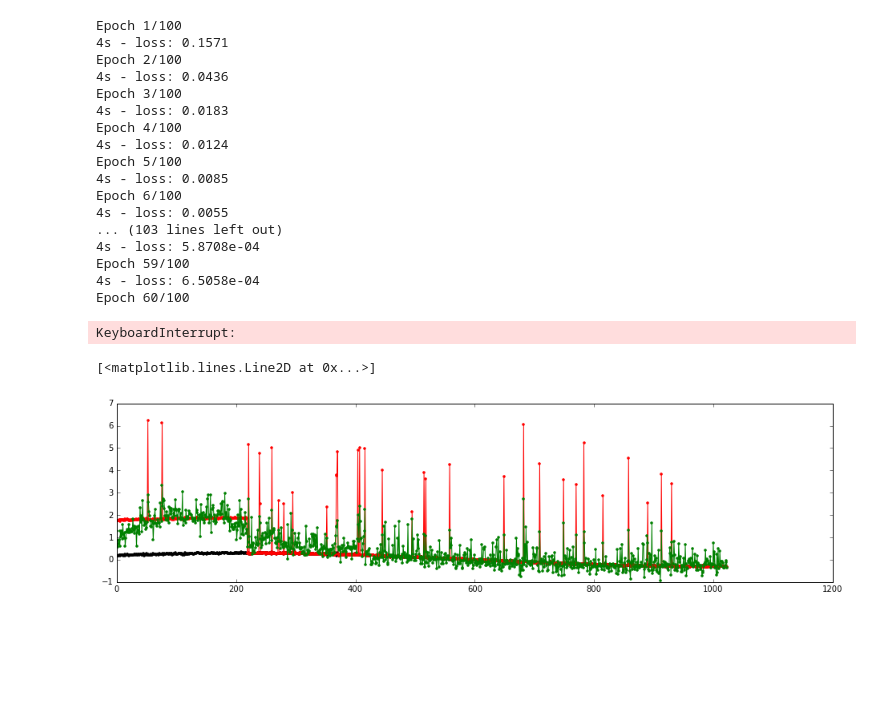
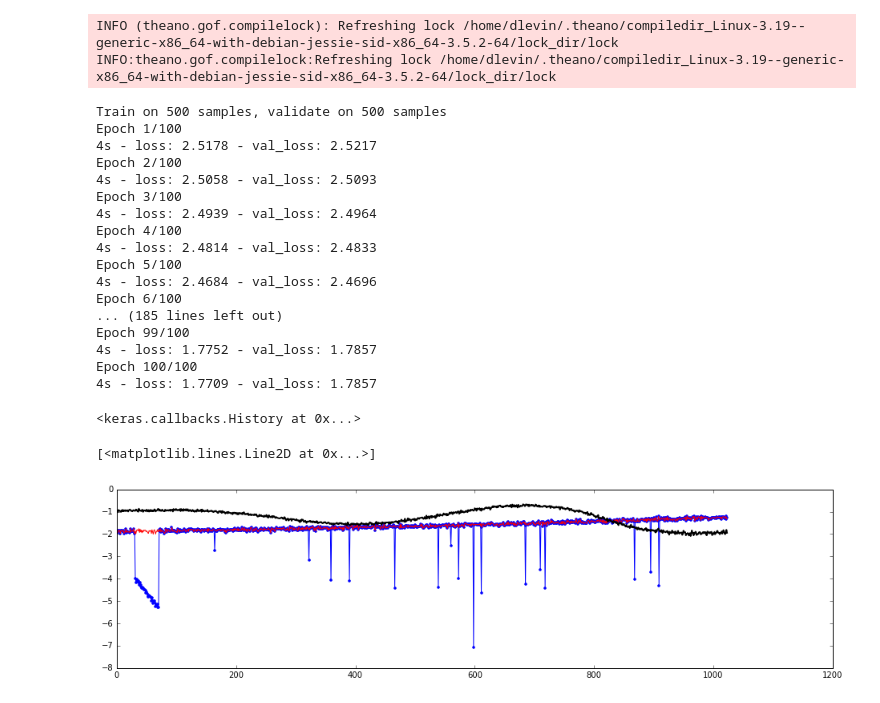
Before and after one commit to codeminders/water-data, a Jupyter notebook: detection.ipynb, the cells around one changed output. Saved outputs shown, nothing was run; the diff lists cells and outputs as text; code cells hidden in the pictures; blank space fills up the shorter version.

```diff
--- a/detection.ipynb
+++ b/detection.ipynb
@@ -193,23 +206,3 @@ Using gpu device 0: GeForce GTS 450 (CNMeM is disabled, cuDNN not available)
-# %%
-n = 1024
-N = 1000
-t = np.linspace(-np.pi, np.pi, n)
-
-X = np.zeros((N, n, 1))
-Y = np.zeros((N, n))
-
-for i in range(N):
-    x = np.random.randn() * np.sin(np.random.randn()*t + np.random.randn()) + 0.02*np.random.randn(n)
-
-    y = x.copy()
-    i = np.random.randint(0, n//2 - 1)
-    j = np.random.randint(0, n//3 - 1)
-    y[i:i+j] += 2*y.max() + np.random.randn()
-    idx = np.random.choice(np.arange(n), 32, replace = False)
-    y[idx] += 2*y.max() + np.random.randn(idx.size)
-
-    X[i, :, 0] = x
-    Y[i, :] = x
 # %%
 model = Sequential()
 
@@ -236,35 +258,45 @@ model.compile(optimizer = opt, loss = 'mse')
+# %%
+model = Sequential()
+
+model.add(LSTM(output_dim = 16, return_sequences = False, activation = 'tanh', input_shape = (1024, 1)))
+model.add(Dense(n, activation = 'linear'))
+opt = Adam(lr = 1e-2)
+model.compile(optimizer = 'adam', loss = 'mse')
 # %%
 model.fit(X, Y,
           nb_epoch = 100,
           verbose = 2,
-          batch_size = 64)
+          validation_split = 0.5,
+          batch_size = 100)
 # %% [output]
-Epoch 1/100
-4s - loss: 0.1571
-Epoch 2/100
-4s - loss: 0.0436
-Epoch 3/100
-4s - loss: 0.0183
-Epoch 4/100
-4s - loss: 0.0124
-Epoch 5/100
-4s - loss: 0.0085
-Epoch 6/100
-4s - loss: 0.0055
-... (103 lines left out)
-4s - loss: 5.8708e-04
-Epoch 59/100
-4s - loss: 6.5058e-04
-Epoch 60/100
+INFO (theano.gof.compilelock): Refreshing lock /home/dlevin/.theano/compiledir_Linux-3.19--generic-x86_64-with-debian-jessie-sid-x86_64-3.5.2-64/lock_dir/lock
+INFO:theano.gof.compilelock:Refreshing lock /home/dlevin/.theano/compiledir_Linux-3.19--generic-x86_64-with-debian-jessie-sid-x86_64-3.5.2-64/lock_dir/lock
-KeyboardInterrupt:
+Train on 500 samples, validate on 500 samples
+Epoch 1/100
+4s - loss: 2.5178 - val_loss: 2.5217
+Epoch 2/100
+4s - loss: 2.5058 - val_loss: 2.5093
+Epoch 3/100
+4s - loss: 2.4939 - val_loss: 2.4964
+Epoch 4/100
+4s - loss: 2.4814 - val_loss: 2.4833
+Epoch 5/100
+4s - loss: 2.4684 - val_loss: 2.4696
+Epoch 6/100
+... (185 lines left out)
+Epoch 99/100
+4s - loss: 1.7752 - val_loss: 1.7857
+Epoch 100/100
+4s - loss: 1.7709 - val_loss: 1.7857
+<keras.callbacks.History at 0x...>
 # %%
 y_pred = model.predict(X)
 # %%
-i = 0
+i = np.random.randint(500, 1000)
 plt.figure(figsize = (16,4))
-plt.plot(X[i,:,0],  'k.-')
-plt.plot(Y[i],      'r.-')
-plt.plot(y_pred[i], 'g.-')
+plt.plot(X[i],  'b.-')
+plt.plot(Y[i],  'r-')
+plt.plot(y_pred[i], 'k-', lw = 2)
 # %% [output]
 [<matplotlib.lines.Line2D at 0x...>]
-[figure, old version]
+[figure, new version]
```
Also changed, not shown: parts of 4 cells of this notebook.
